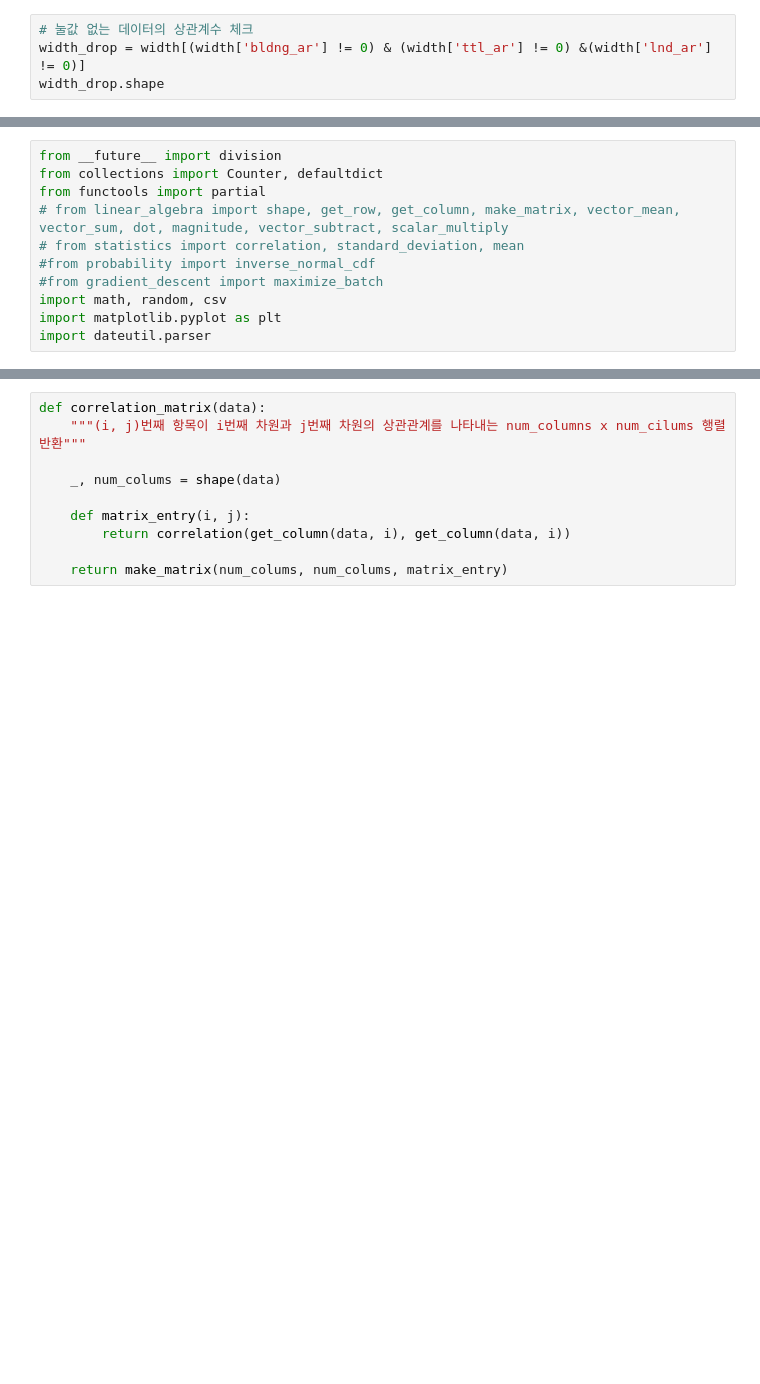
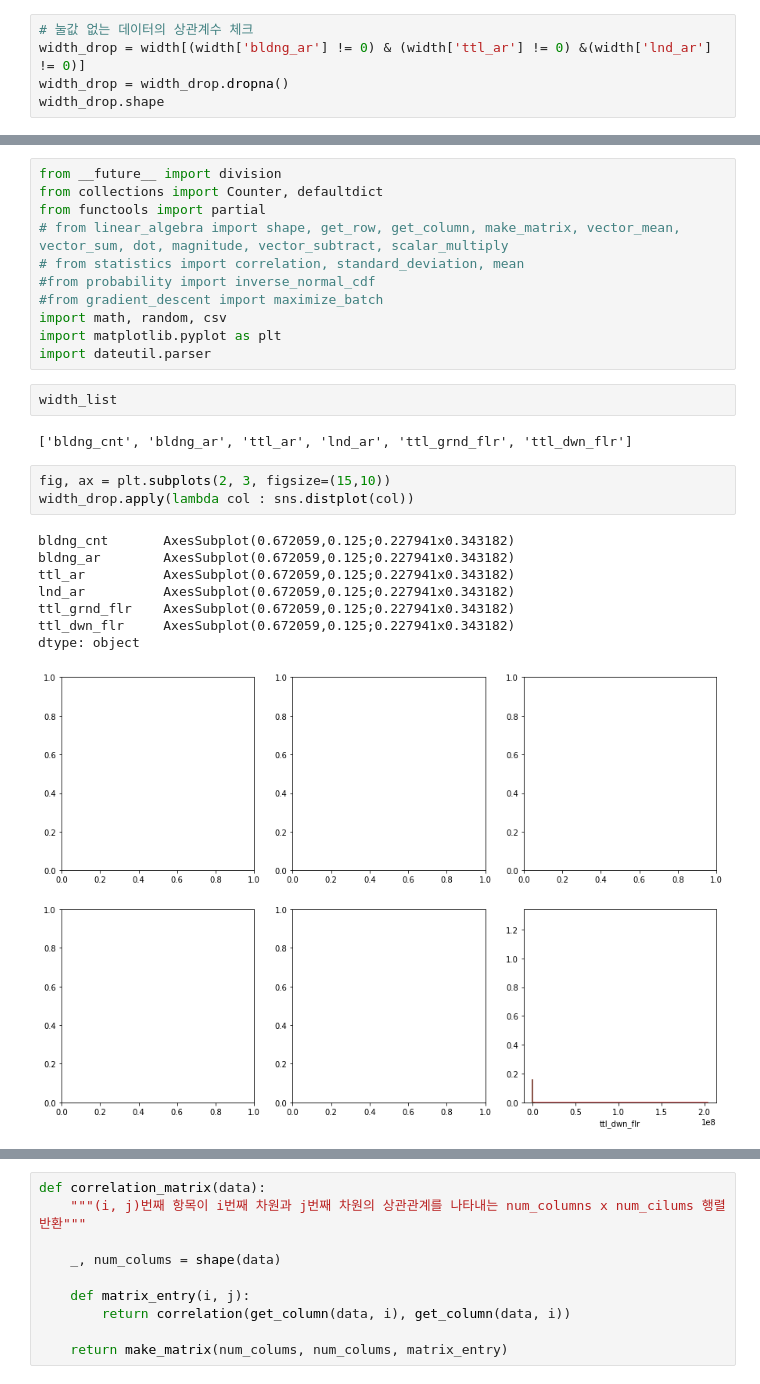
Before and after one commit to hanseul-wang/fire-prediction-model-Kimhae, a Jupyter notebook: Fire/Data_analysis/Train_Data_EDA.ipynb, the cells around one changed output, grey strips where cells are left out. Drawn from its saved outputs; the diff is of its cells as text; blank space fills up the shorter version.

```diff
--- a/Fire/Data_analysis/Train_Data_EDA.ipynb
+++ b/Fire/Data_analysis/Train_Data_EDA.ipynb
@@ -150,5 +129,6 @@ width.corr()
 # %%
 # 눌값 없는 데이터의 상관계수 체크
 width_drop = width[(width['bldng_ar'] != 0) & (width['ttl_ar'] != 0) &(width['lnd_ar'] != 0)]
+width_drop = width_drop.dropna()
 width_drop.shape
 # %% [output]
@@ -171,3 +151,19 @@ from functools import partial
 import math, random, csv
 import matplotlib.pyplot as plt
 import dateutil.parser
+# %%
+width_list
+# %% [output]
+['bldng_cnt', 'bldng_ar', 'ttl_ar', 'lnd_ar', 'ttl_grnd_flr', 'ttl_dwn_flr']
+# %%
+fig, ax = plt.subplots(2, 3, figsize=(15,10))
+width_drop.apply(lambda col : sns.distplot(col))
+# %% [output]
+bldng_cnt       AxesSubplot(0.672059,0.125;0.227941x0.343182)
+bldng_ar        AxesSubplot(0.672059,0.125;0.227941x0.343182)
+ttl_ar          AxesSubplot(0.672059,0.125;0.227941x0.343182)
+lnd_ar          AxesSubplot(0.672059,0.125;0.227941x0.343182)
+ttl_grnd_flr    AxesSubplot(0.672059,0.125;0.227941x0.343182)
+ttl_dwn_flr     AxesSubplot(0.672059,0.125;0.227941x0.343182)
+dtype: object
+[figure, added]
```
Also changed, not shown: parts of 11 cells of this notebook, 10 other files.
